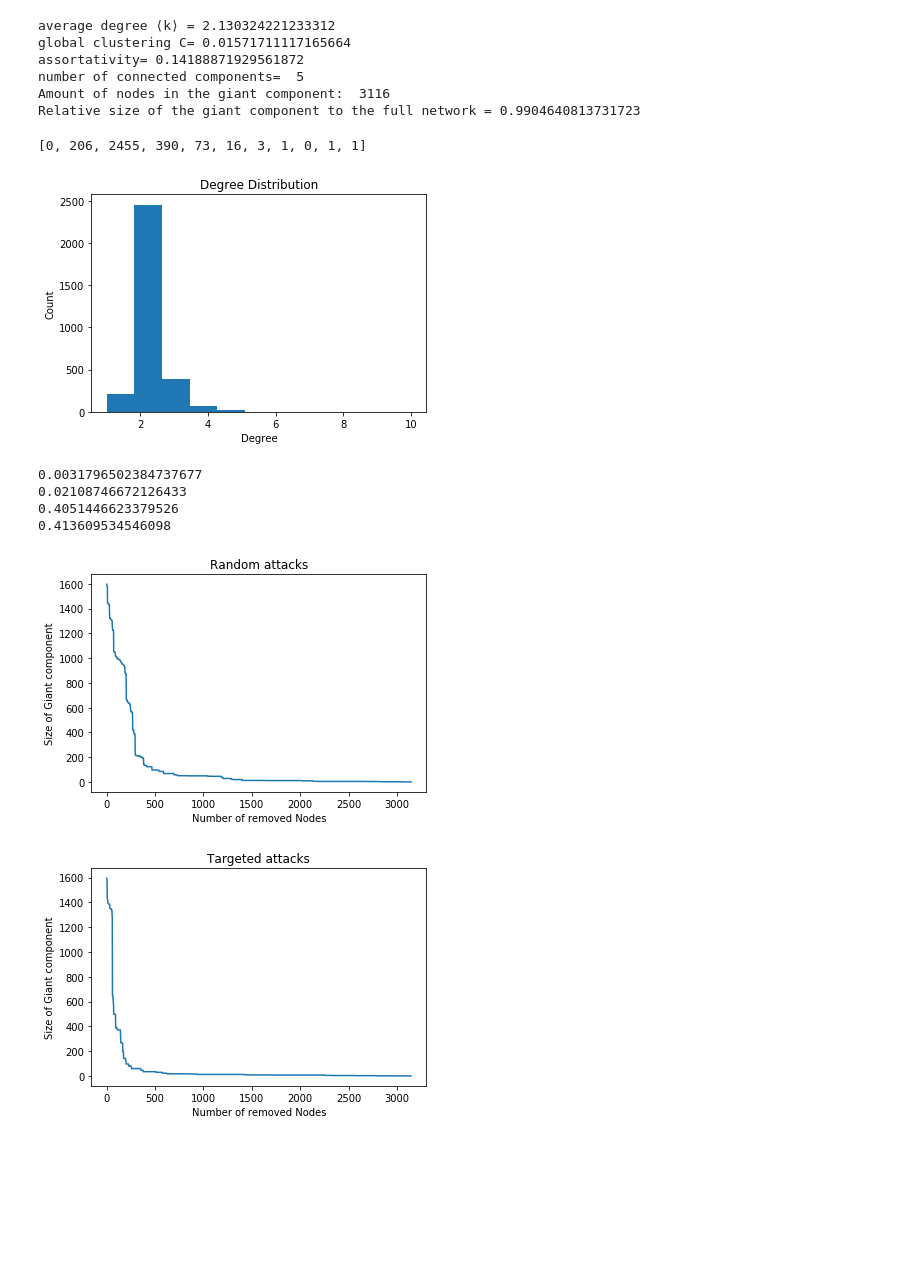
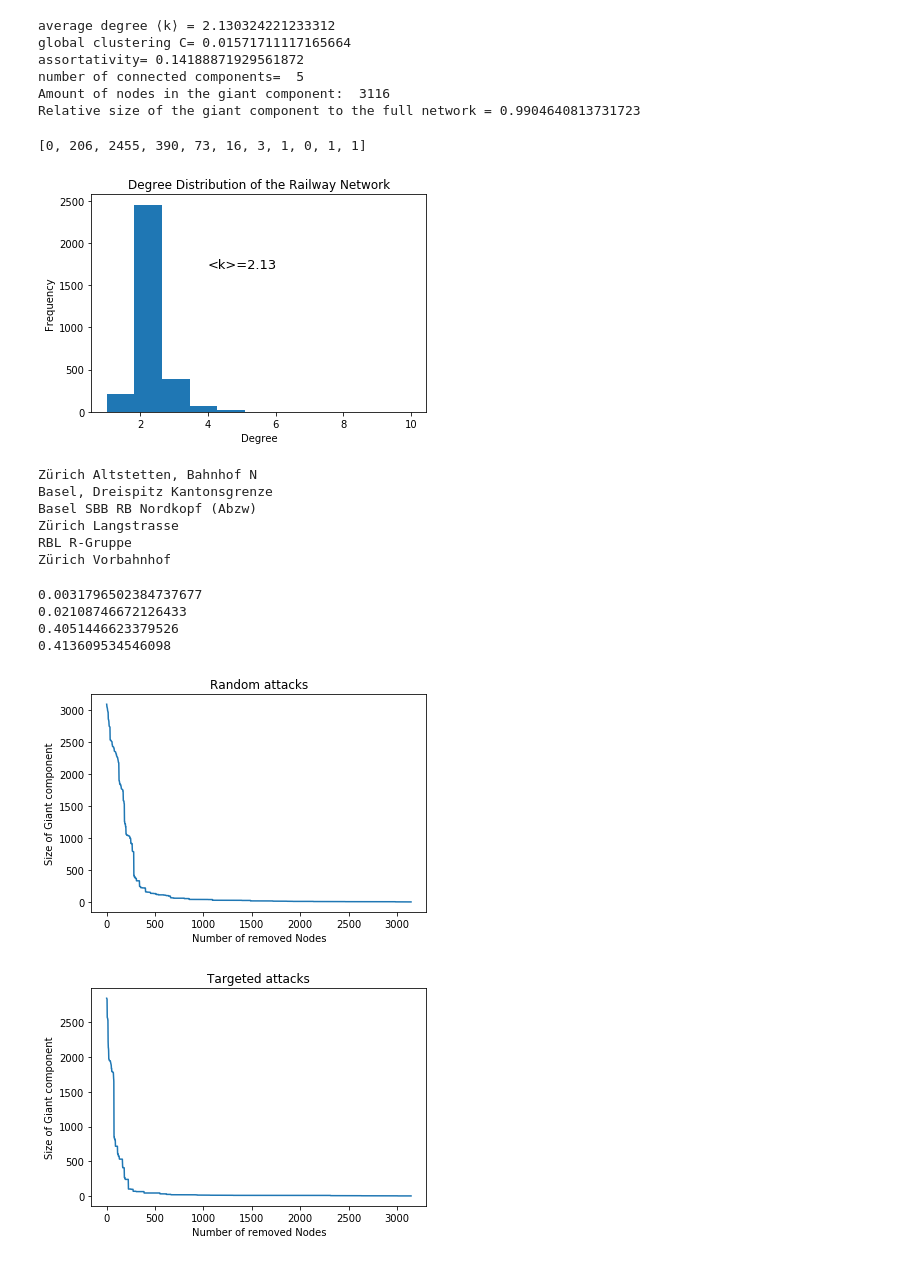
Before and after one commit to mathiasluethi/network-science-final-project, a Jupyter notebook: Network with merged nodes.ipynb, the cells around one changed output. Cells and saved outputs as stored; diff of their text form; code cells hidden in the pictures; blank space fills up the shorter version.

```diff
--- a/Network with merged nodes.ipynb
+++ b/Network with merged nodes.ipynb
@@ -9,11 +9,11 @@ import numpy as np
 from math import sin, cos, sqrt, atan2, radians
 # %%
 #create a list of layers with in a file geodatabase
-layerlist = fiona.listlayers('./Schienennetz_LV03_20171210.gdb')
+layerlist = fiona.listlayers('./Schienennetz_LV95_20171210.gdb')
 #print(layerlist)
-netzknoten = gpd.read_file('./Schienennetz_LV03_20171210.gdb',layer='Netzknoten')
+netzknoten = gpd.read_file('./Schienennetz_LV95_20171210.gdb',layer='Netzknoten')
 netzknoten = netzknoten.to_crs(epsg = 4326)
-display(netzknoten.head())
-netzsegment = gpd.read_file('./Schienennetz_LV03_20171210.gdb',layer='Netzsegment')
-#display(netzsegment.head())
+#display(netzknoten.head())
+netzsegment = gpd.read_file('./Schienennetz_LV95_20171210.gdb',layer='Netzsegment')
+display(netzsegment.head())
 # %% [output]
@@ -160,12 +165,25 @@ Relative size of the giant component to the full network = 0.9904640813731723
 #Degree Distribution of the network
 hist = nx.degree_histogram(G)
 print(hist)
-plt.title("Degree Distribution")
-plt.ylabel("Count")
+plt.title("Degree Distribution of the Railway Network")
+plt.ylabel("Frequency")
 plt.xlabel("Degree")
+plt.text(4,1700,"<k>=2.13", fontsize = 13)
+#plt.text(4,1700,"<k>={}".format(round(average_degree,2), fontsize = 25))
 plt.hist(degree_sequence, bins = len(hist))
 
 plt.show()
+
+names = nx.get_node_attributes(G, "name")
+for n in G.degree():
+    if n[1] > 5:
+        print(names[n[0]])
 # %% [output]
 [0, 206, 2455, 390, 73, 16, 3, 1, 0, 1, 1]
-[figure, old version]
+[figure, new version]
+Zürich Altstetten, Bahnhof N
+Basel, Dreispitz Kantonsgrenze
+Basel SBB RB Nordkopf (Abzw)
+Zürich Langstrasse
+RBL R-Gruppe
+Zürich Vorbahnhof
@@ -235,10 +241,10 @@ def targeted_attacks(G):
 # %%
 #Incluence of Random or targeted attacks on the remaining size of the Giant component
 
 #Here we could think about using other attack strategies and other dependent variables
 
-random_attacks(G2)
-targeted_attacks(G2)
+random_attacks(G)
+targeted_attacks(G)
 # %% [output]
-[figure, old version]
+[figure, new version]
-[figure, old version]
+[figure, new version]
```
Also changed, not shown: parts of 6 cells of this notebook, 3 other files.
